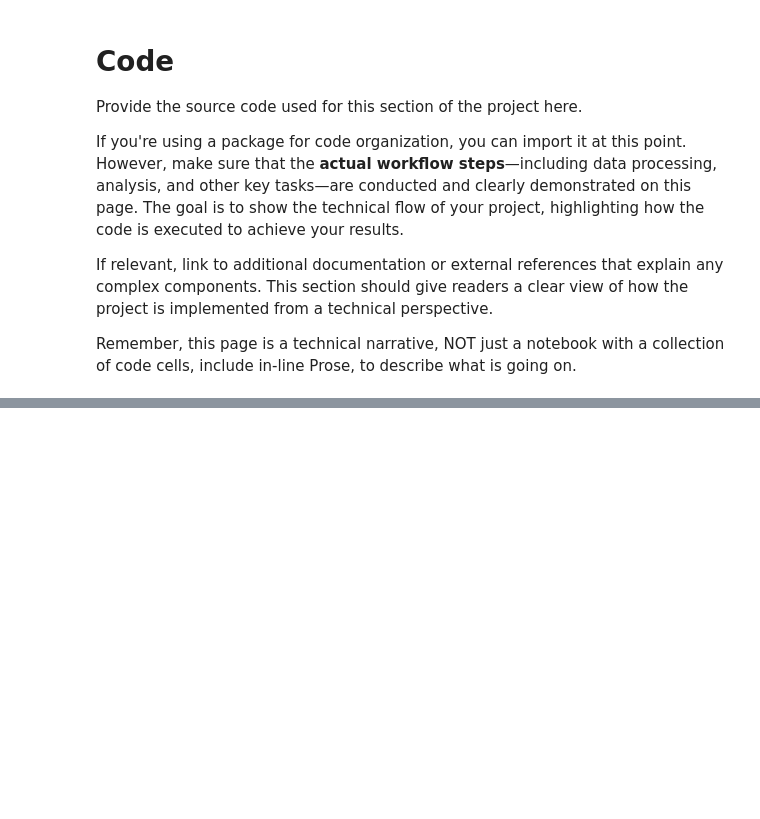
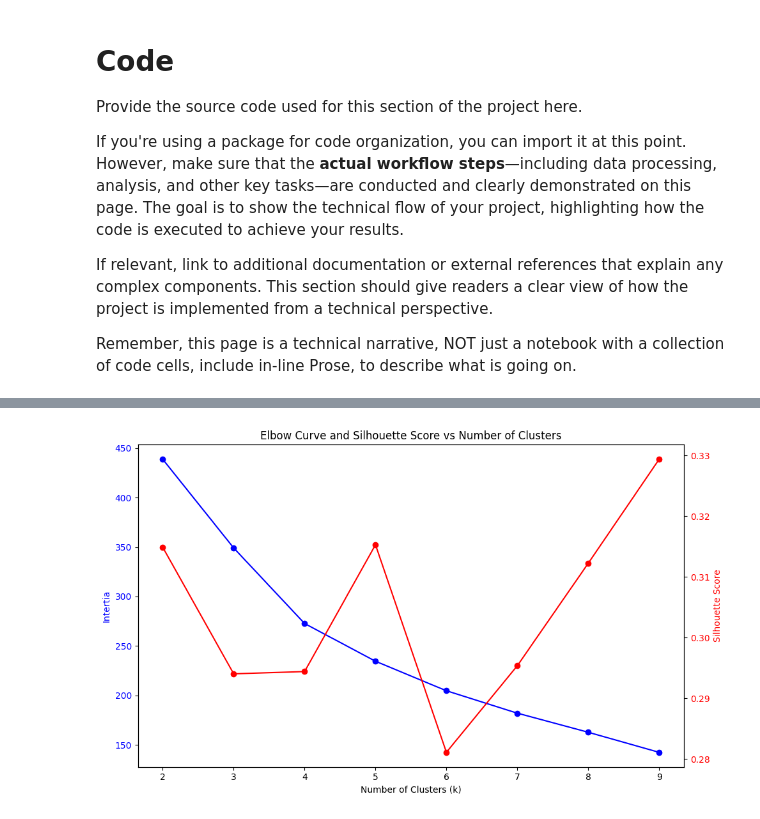
Before and after one commit to NandiniKodali988/F1-Through-Data, a Jupyter notebook: technical-details/unsupervised-learning/main.ipynb, the cells around one changed output, grey strips where cells are left out. Drawn from its saved outputs; the diff is of its cells as text; code cells hidden in the pictures; blank space fills up the shorter version.

```diff
--- a/technical-details/unsupervised-learning/main.ipynb
+++ b/technical-details/unsupervised-learning/main.ipynb
@@ -60,3 +62,26 @@ for i in range(2,10):
     # silhouette scores
     score = silhouette_score(df[req_cols], kmeans.labels_)
     ss.append(score)
+# %%
+k_values = range(2, 10)
+
+fig, ax1 = plt.subplots(figsize=(10, 6))
+
+# First y-axis for Intertia
+ax1.plot(k_values, em, 'b-', marker='o', label='Inertia Score')
+ax1.set_xlabel("Number of Clusters (k)")
+ax1.set_ylabel("Intertia", color='b')
+ax1.tick_params(axis='y', labelcolor='b')
+
+# Second y-axis for silhouette scores
+ax2 = ax1.twinx()
+ax2.plot(k_values, ss, 'r-',marker='o', label='Silhouette Score')
+ax2.set_ylabel("Silhouette Score", color='r')
+ax2.tick_params(axis='y', labelcolor='r')
+
+# Title
+plt.title("Elbow Curve and Silhouette Score vs Number of Clusters")
+fig.tight_layout()
+plt.show()
+# %% [output]
+[figure, added]
```
Also changed, not shown: parts of 5 cells of this notebook, 5 other files.
